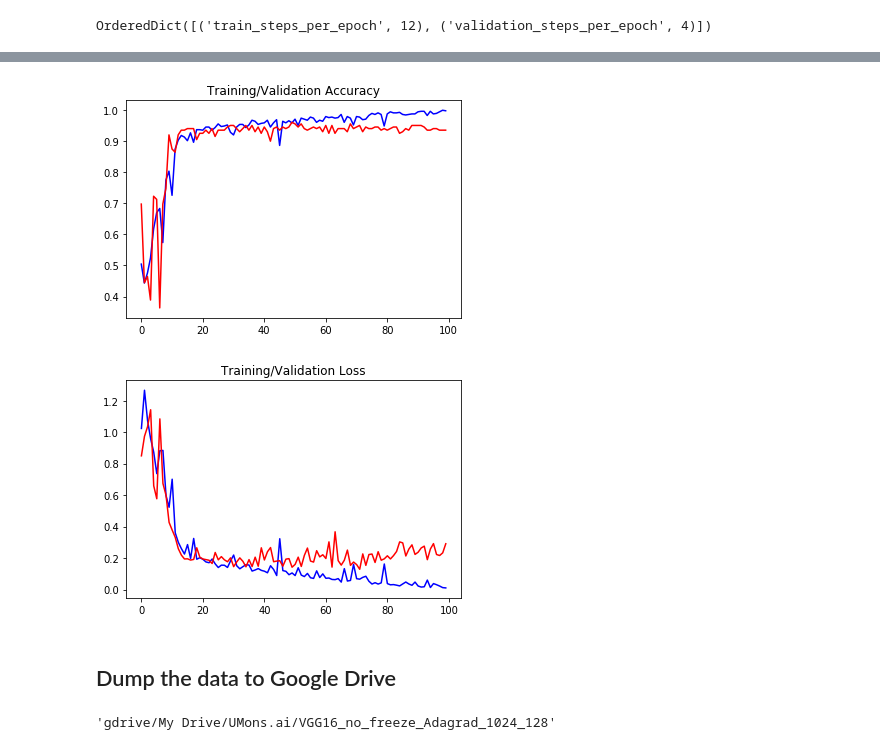
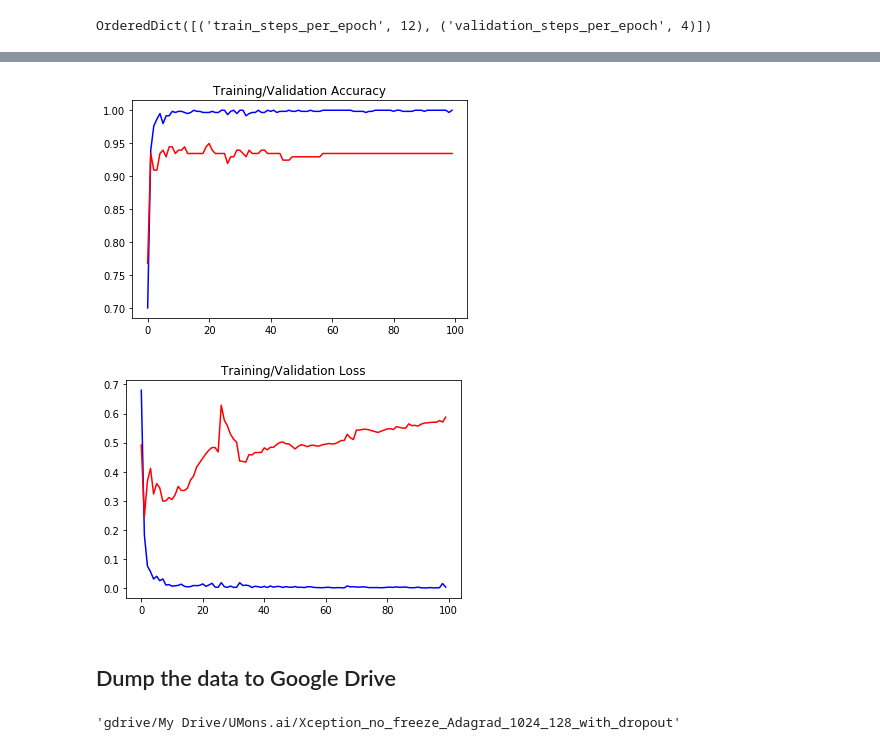
Before and after one commit to renaud-florquin/hands_on_AI, a Jupyter notebook: Défis en intelligence artificielle/Défi1 - IA et analyse images/FireForest.ipynb, the cells around one changed output, grey strips where cells are left out. Saved outputs shown, nothing was run; the diff lists cells and outputs as text; code cells hidden in the pictures.

```diff
--- a/Défis en intelligence artificielle/Défi1 - IA et analyse images/FireForest.ipynb
+++ b/Défis en intelligence artificielle/Défi1 - IA et analyse images/FireForest.ipynb
@@ -23,12 +27,13 @@ Mounted at /content/gdrive2
 ## Meta parameters
 # %%
 meta_params = {
-  'config_id': 'ResNet50V2_no_freeze_Adagrad_1024_128',
+  'config_id': 'Xception_no_freeze_Adagrad_1024_128_without_data_augmentation',
   'categories': ['fire', 'no_fire', 'start_fire'],
   'epochs': 100,
   'batch_size': 50,
   'resolution': 224,
   'train_generator': {
+     'with_data_augmentation': False,
      'rotation_range': 15,
      'width_shift_range': 0.1,
      'height_shift_range': 0.1,
@@ -36,7 +41,7 @@ meta_params = {
      'horizontal_flip': True,
      'zoom_range': 0.1,
   },
-  'base_model': 'ResNet50V2',
+  'base_model': 'Xception',
   'trainable_layers': 1,
   'optimizer': 'Adagrad',
   'classifier_topology': [
@@ -150,15 +155,19 @@ for x, y, phase_dir in zip([x_train, x_validation], [y_train, y_validation], [tr
 import tensorflow as tf
 # %%
 # All images will be rescaled by 1./255.
-train_datagen = tf.keras.preprocessing.image.ImageDataGenerator(
-     rescale=1./255,
-     rotation_range=meta_params['train_generator']['rotation_range'],
-     width_shift_range=meta_params['train_generator']['width_shift_range'],
-     height_shift_range=meta_params['train_generator']['height_shift_range'],
-     shear_range=meta_params['train_generator']['shear_range'],
-     zoom_range=meta_params['train_generator']['zoom_range'],
-     horizontal_flip=meta_params['train_generator']['horizontal_flip'],
-     fill_mode='nearest')
+if meta_params['train_generator']['with_data_augmentation']:
+    train_datagen = tf.keras.preprocessing.image.ImageDataGenerator(
+      rescale=1./255,
+      rotation_range=meta_params['train_generator']['rotation_range'],
+      width_shift_range=meta_params['train_generator']['width_shift_range'],
+      height_shift_range=meta_params['train_generator']['height_shift_range'],
+      shear_range=meta_params['train_generator']['shear_range'],
+      zoom_range=meta_params['train_generator']['zoom_range'],
+      horizontal_flip=meta_params['train_generator']['horizontal_flip'],
+      fill_mode='nearest')
+else:
+    train_datagen = tf.keras.preprocessing.image.ImageDataGenerator(
+      rescale=1./255)
 
 test_datagen  = tf.keras.preprocessing.image.ImageDataGenerator( rescale = 1.0/255. )
 
@@ -307,22 +325,21 @@ plt.title('Training/Validation Accuracy')
 
 plt.savefig('results/training_accuracy.png')
 # %% [output]
-[figure, old version]
+[figure, new version]
 # %%
 loss = history.history['loss']
 val_loss = history.history['val_loss']
 epochs   = range(len(acc)) # Get number of epochs
-results['training']['history'] = OrderedDict()
 results['training']['history']['loss'] = [float(x) for x in loss]
 results['training']['history']['val_loss'] = [float(x) for x in val_loss]
 
 plt.plot(epochs, loss, 'b')
 plt.plot(epochs, val_loss, 'r')
 plt.title('Training/Validation Loss')
 
 plt.savefig('results/training_loss.png')
 # %% [output]
-[figure, old version]
+[figure, new version]
 # %% [markdown]
 ## Dump the data to Google Drive
 # %%
@@ -333,4 +350,4 @@ with open('results/results.json', 'w') as f:
 # %%
 shutil.move('results', 'gdrive/My Drive/UMons.ai/{}'.format(meta_params['config_id']))
 # %% [output]
-'gdrive/My Drive/UMons.ai/VGG16_no_freeze_Adagrad_1024_128'
+'gdrive/My Drive/UMons.ai/Xception_no_freeze_Adagrad_1024_128_with_dropout'
```
Also changed, not shown: parts of 8 cells of this notebook.
